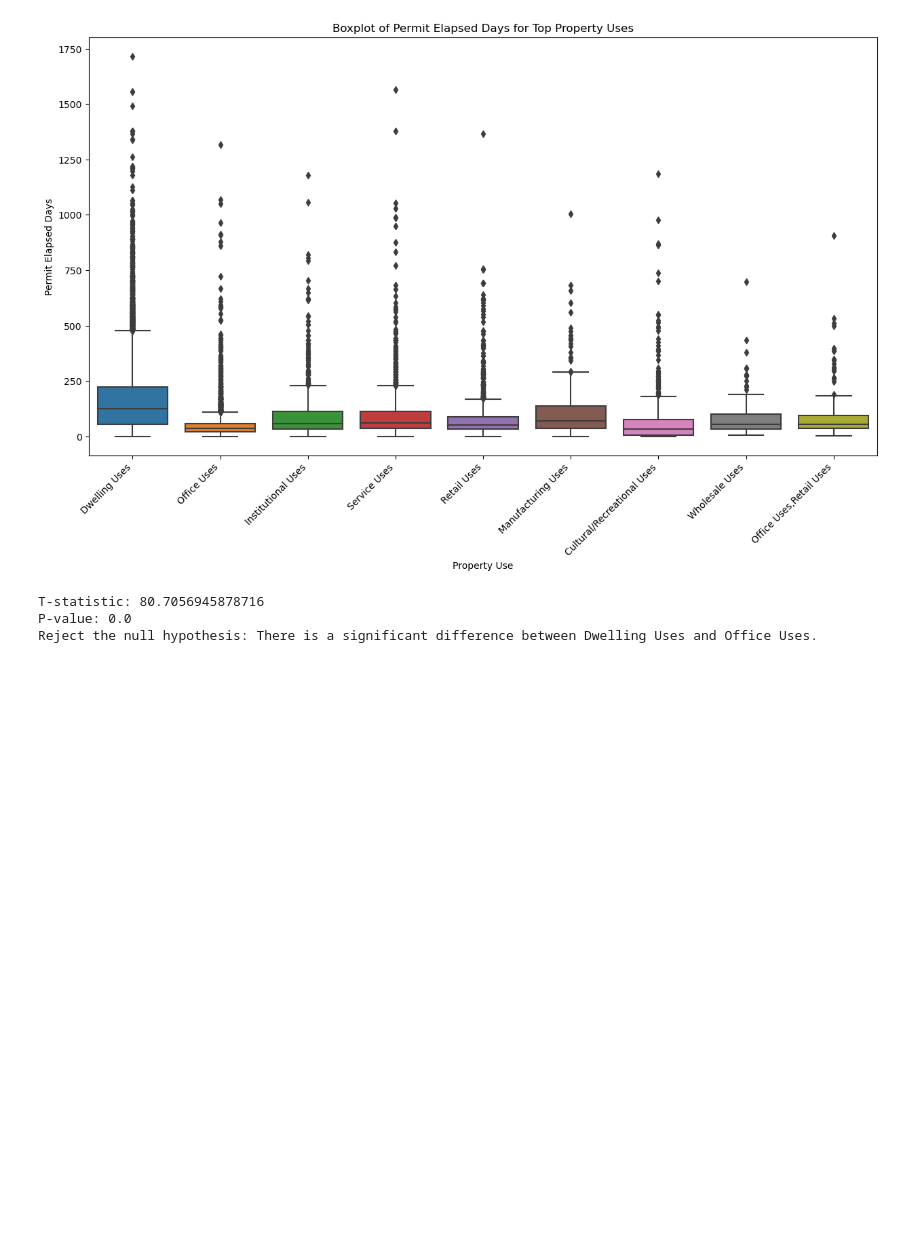
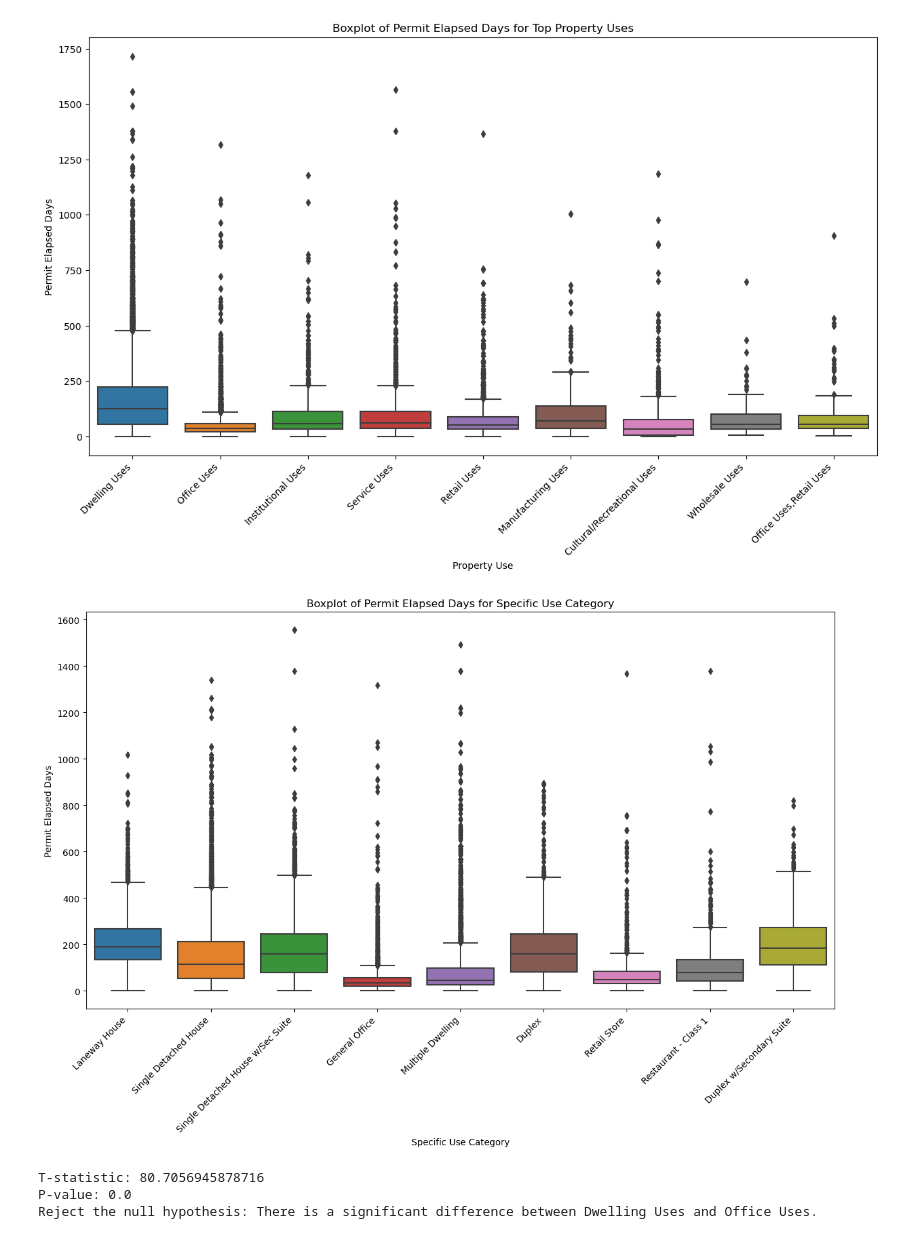
Before and after one commit to tmozgach/brainstation_capstone_building_permits, a Jupyter notebook: EDA_building_permits.ipynb, the cells around one changed output. Saved outputs shown, nothing was run; the diff lists cells and outputs as text; code cells hidden in the pictures; blank space fills up the shorter version.

```diff
--- a/EDA_building_permits.ipynb
+++ b/EDA_building_permits.ipynb
@@ -565,6 +590,20 @@ plt.ylabel('Permit Elapsed Days')
 plt.show()
 # %% [output]
 [figure]
+# %%
+# Create a DataFrame with the top property uses
+top_specific_use = df.groupby(["SpecificUseCategory"])["PermitElapsedDays"].describe().sort_values(by='count', ascending=False).head(9)
+
+# Create a boxplot
+plt.figure(figsize=(15, 8))
+sns.boxplot(x='SpecificUseCategory', y='PermitElapsedDays', data=df[df['SpecificUseCategory'].isin(top_specific_use.index)])
+plt.xticks(rotation=45, ha='right')
+plt.title('Boxplot of Permit Elapsed Days for Specific Use Category')
+plt.xlabel('Specific Use Category')
+plt.ylabel('Permit Elapsed Days')
+plt.show()
+# %% [output]
+[figure, added]
 # %%
 from scipy.stats import ttest_ind
 
```
Also changed, not shown: parts of 16 cells of this notebook, 1 other file.
